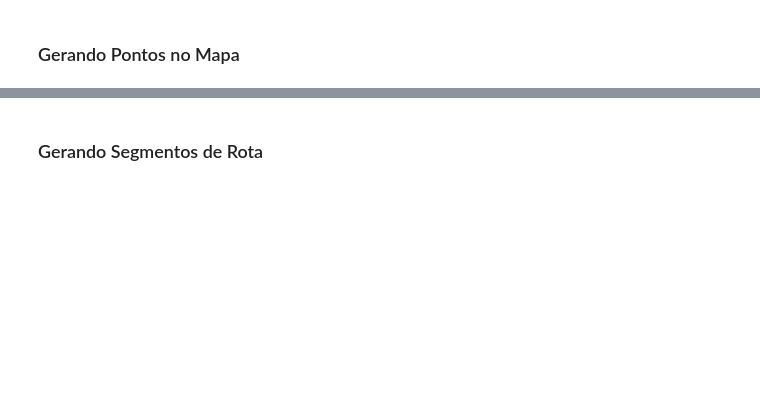
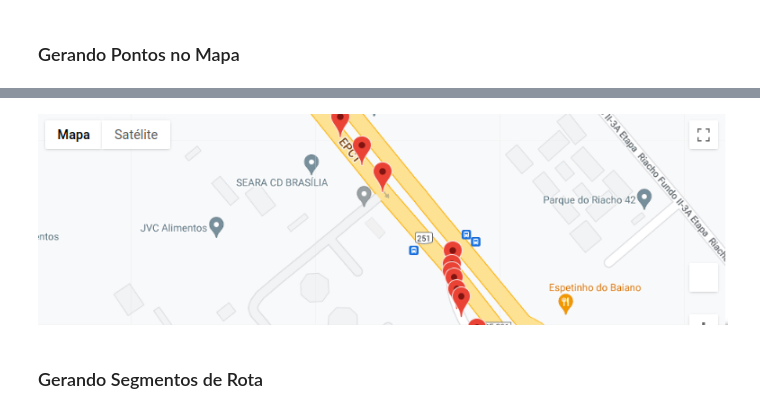
Before and after one commit to DoGuide-PI2/DoGuide-API, a Jupyter notebook: MaaS/notebook_maps.ipynb, the cells around one changed output, grey strips where cells are left out. Drawn from its saved outputs; the diff is of its cells as text; code cells hidden in the pictures; blank space fills up the shorter version.

```diff
--- a/MaaS/notebook_maps.ipynb
+++ b/MaaS/notebook_maps.ipynb
@@ -91,3 +91,8 @@ display(fig)
+# %%
+from IPython.display import Image
+display(Image('images/caminho_html.png'))
+# %% [output]
+[figure, added]
 # %% [markdown]
 ### Gerando Segmentos de Rota
 # %%
```
Also changed, not shown: parts of 10 cells of this notebook.
